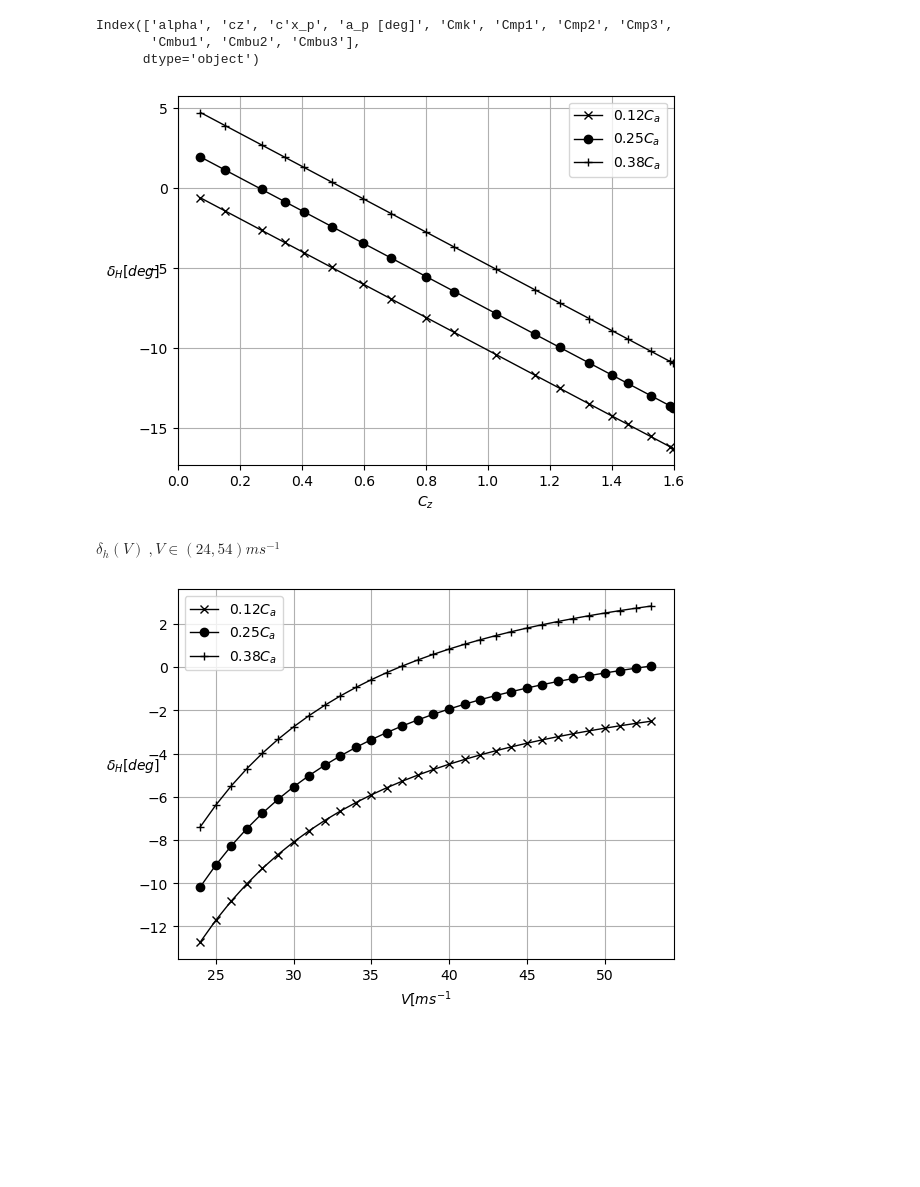
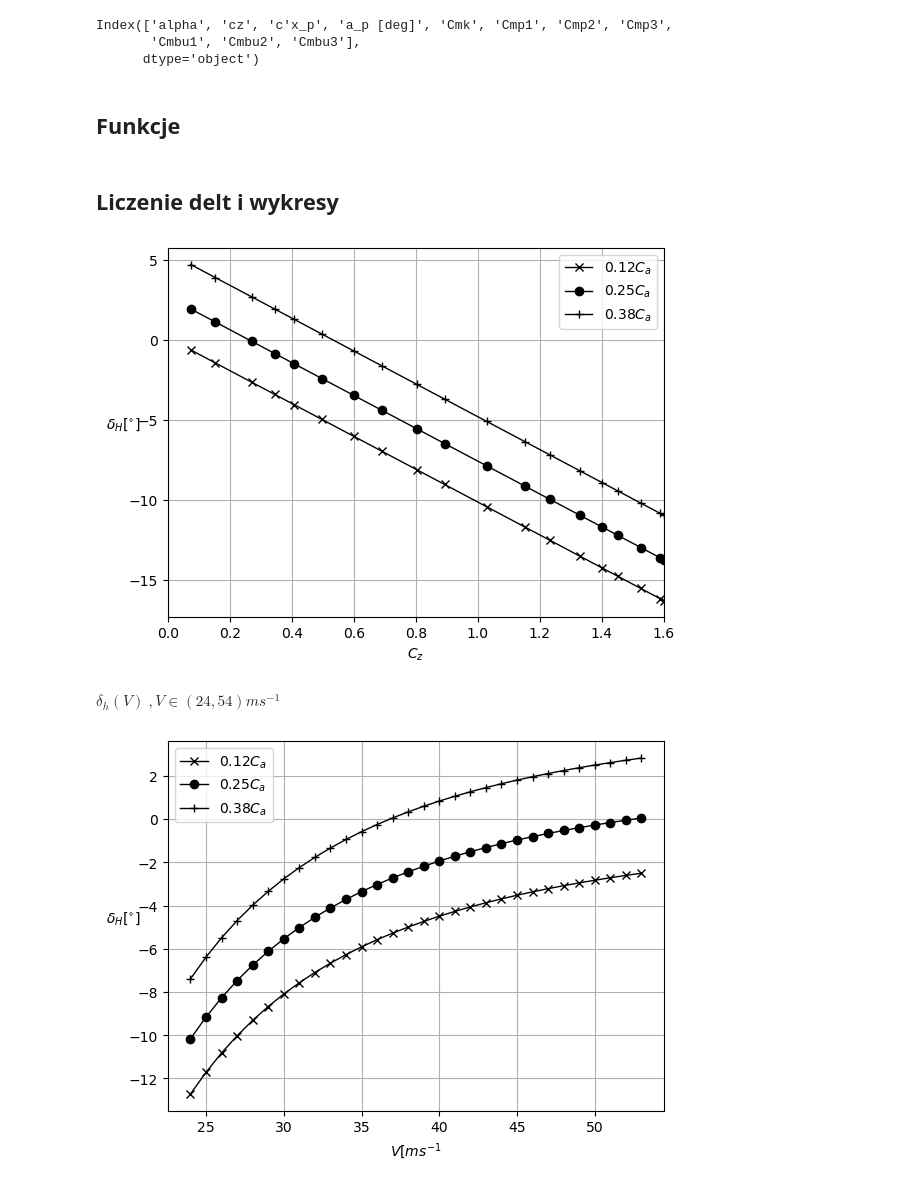
Before and after one commit to mahromir/FLIGHT_MECHANICS, a Jupyter notebook: proj9/src/bipol_proj9.ipynb, the cells around one changed output. Saved outputs shown, nothing was run; the diff lists cells and outputs as text; code cells hidden in the pictures; blank space fills up the shorter version.

```diff
--- a/proj9/src/bipol_proj9.ipynb
+++ b/proj9/src/bipol_proj9.ipynb
@@ -18,6 +18,8 @@ df8.columns
 Index(['alpha', 'cz', 'c'x_p', 'a_p [deg]', 'Cmk', 'Cmp1', 'Cmp2', 'Cmp3',
        'Cmbu1', 'Cmbu2', 'Cmbu3'],
       dtype='object')
+# %% [markdown]
+## Funkcje
 # %%
 
 def get_prop(variable:str)->float:
@@ -59,6 +61,8 @@ kappas = ["kh_1","kh_2","kh_3"]
 azhs = ["azh_1","azh_2","azh_3"]
 cmbus = ["cmbu1","cmbu2","cmbu3"]
 xc = []
+# %% [markdown]
+## Liczenie delt i wykresy
 # %%
 
 for delta, kappa, cmbu in zip(deltas, kappas, cmbus):
@@ -78,14 +82,14 @@ ax.plot(df8['cz'], df8["delta_h3"]*180/3.14, label = "$0.38 C_a$",color = "black
 
 # ax.set_title()
 ax.set_xlabel("$C_z$")
-ax.set_ylabel("$\delta_H [deg$]", rotation = 0)
+ax.set_ylabel("$\delta_H [^{\circ}]$", rotation = 0)
 ax.grid(True)
 ax.legend()
 ax.set_xlim([0, 1.6])
 
 plt.savefig("../latex_raport/imgs/delta_h_cz.jpg", dpi=200)
 # %% [output]
-[figure, old version]
+[figure, new version]
 # %% [markdown]
 $\delta_h (V)$  $,V \in (24, 54) ms^{-1}$
 # %%
@@ -111,20 +115,20 @@ for delta, kappa, cmbu in zip(deltas, kappas, cmbus):
 # %%
 import matplotlib.pyplot as plt
 
 fig,ax = plt.subplots()
 
 ax.plot(delta_h_v["vel"], delta_h_v["delta_h1"]*180/3.14, label = "$0.12 C_a$",color = "black", marker = "x", linewidth = 1)
 ax.plot(delta_h_v["vel"], delta_h_v["delta_h2"]*180/3.14, label = "$0.25 C_a$",color = "black", marker = "o", linewidth = 1)
 ax.plot(delta_h_v["vel"], delta_h_v["delta_h3"]*180/3.14, label = "$0.38 C_a$",color = "black", marker = "+", linewidth = 1)
 
 # ax.set_title()
 ax.set_xlabel("$V[ms^{-1}$")
-ax.set_ylabel("$\delta_H [deg$]", rotation = 0)
+ax.set_ylabel("$\\delta_H [^{\\circ}]$", rotation = 0)
 ax.grid(True)
 ax.legend()
 # ax.set_xlim([0, 1.6])
 
 plt.savefig("../latex_raport/imgs/delta_h_v.jpg", dpi = 200)
 # %% [output]
-[figure, old version]
+[figure, new version]
 # %%
```
Also changed, not shown: parts of 8 cells of this notebook, 5 other files.
